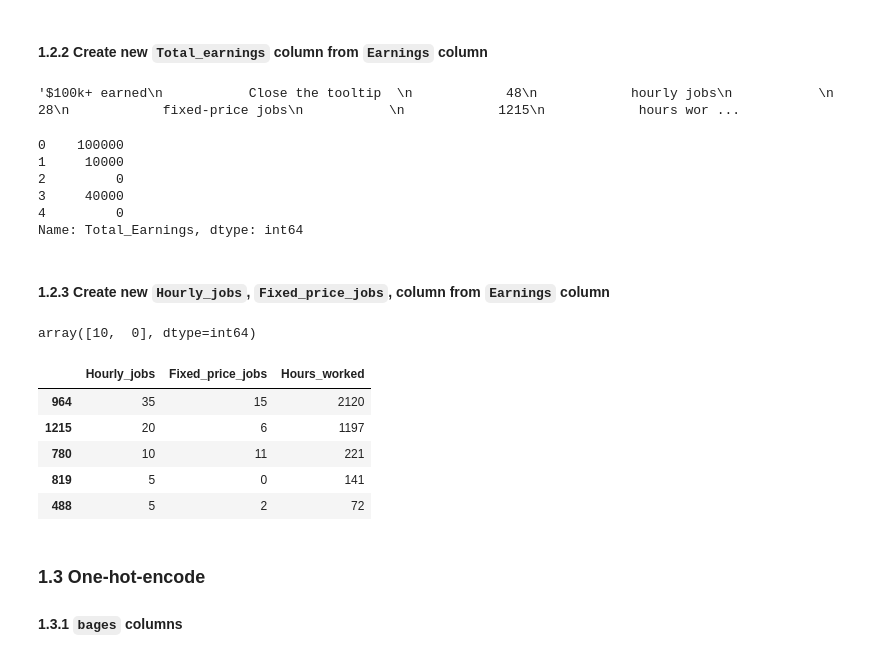
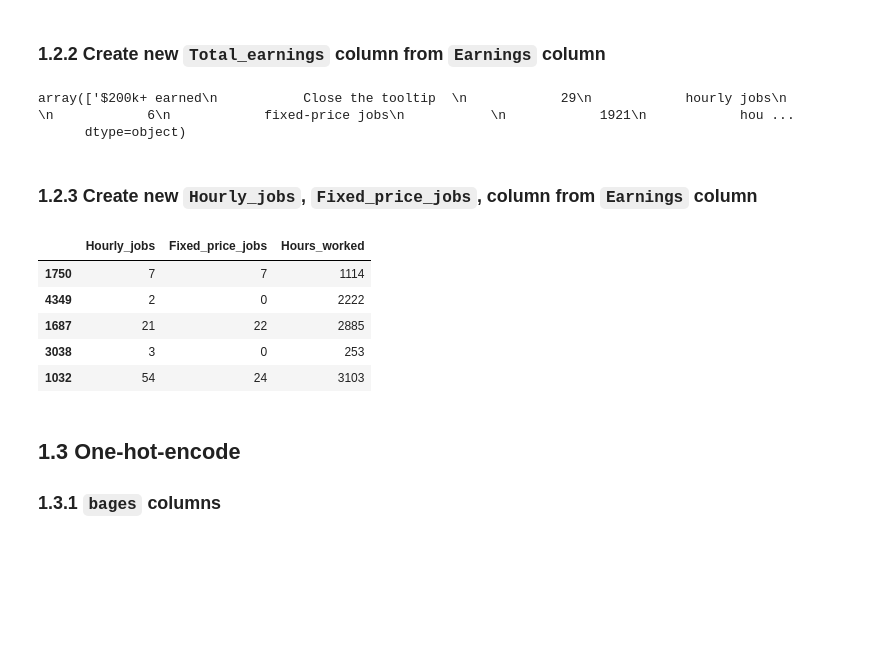
Before and after one commit to TK-Problem/Porfolio, a Jupyter notebook: Notebooks/DA_Upwork_Data_Science.ipynb, the cells around one changed output. Saved outputs shown, nothing was run; the diff lists cells and outputs as text; code cells hidden in the pictures; blank space fills up the shorter version.

```diff
--- a/Notebooks/DA_Upwork_Data_Science.ipynb
+++ b/Notebooks/DA_Upwork_Data_Science.ipynb
@@ -44,10 +55,12 @@ df.Rate.head()
 Name: Rate, dtype: float64
 # %% [markdown]
-#### 1.2.2 Create new `Total_earnings` column from `Earnings` column
+### 1.2.2 Create new `Total_earnings` column from `Earnings` column
 # %%
-df.Earnings.head()[0]
+# example of random value (to see how data is structured)/
+df.Earnings.sample(1).values
 # %% [output]
-'$100k+ earned\n           Close the tooltip  \n            48\n            hourly jobs\n           \n            28\n            fixed-price jobs\n           \n            1215\n            hours wor ...
+array(['$200k+ earned\n           Close the tooltip  \n            29\n            hourly jobs\n           \n            6\n            fixed-price jobs\n           \n            1921\n            hou ...
+      dtype=object)
 # %%
 # convert column to string
 df.Earnings = df.Earnings.astype(str)
@@ -55,39 +68,35 @@ df.Earnings = df.Earnings.astype(str)
 df['Total_Earnings'] = df.Earnings.apply(lambda x: x.split('\n')[0][1:-8] if 'earned' in x else '0')
 # multiply by 100 if k is present in string
 df.Total_Earnings = df.Total_Earnings.apply(lambda x: int(x[:-1])*1000 if 'k' in x else int(x))
-df.Total_Earnings.head()
-# %% [output]
-0    100000
-1     10000
-2         0
-3     40000
-4         0
-Name: Total_Earnings, dtype: int64
 # %% [markdown]
-#### 1.2.3 Create new `Hourly_jobs`, `Fixed_price_jobs`, column from `Earnings` column
+### 1.2.3 Create new `Hourly_jobs`, `Fixed_price_jobs`, column from `Earnings` column
-# %%
-# check if all length of row is the same for all cases
-df.Earnings.apply(lambda x: len(x.split('\n')) if 'fixed-price jobs' in x else 0).unique()
-# %% [output]
-array([10,  0], dtype=int64)
 # %%
-df['Hourly_jobs'] = df.Earnings.apply(lambda x: x.split('\n')[2].strip() if 'hourly jobs' in x else '0')
+# check if all length of row is the same for all cases, eihter len == x or empty len == 0
+df.Earnings.apply(lambda x: len(x.split('\n')) if 'fixed-price jobs' in x else 0).unique()
+
+# create new columns for storing data
+df['Hourly_jobs'] = df.Earnings.apply(lambda x: int(x.split('\n')[2].strip()) if 'hourly jobs' in x else 0)
 df['Fixed_price_jobs'] = df.Earnings.apply(lambda x: x.split('\n')[5].strip() if 'fixed-price jobs' in x else '0')
+df['Hours_worked'] = df.Earnings.apply(lambda x: int(x.split('\n')[-2].strip()) if 'hours worked' in x else 0)
+
 # convert strings, eg. 'No', to integer
-df.Hourly_jobs = df.Hourly_jobs.apply(lambda x: int(x) if x.isnumeric() else 0)
 df.Fixed_price_jobs = df.Fixed_price_jobs.apply(lambda x: int(x) if x.isnumeric() else 0)
 
-df['Hours_worked'] = df.Earnings.apply(lambda x: x.split('\n')[-2].strip() if 'hours worked' in x else 0)
+# remove earnings columns
+del df['Earnings']
+
+# check results
 df[['Hourly_jobs', 'Fixed_price_jobs', 'Hours_worked']].sample(5)
 # %% [output]
 |  | Hourly_jobs | Fixed_price_jobs | Hours_worked |
-| 964 | 35 | 15 | 2120 |
-| 1215 | 20 | 6 | 1197 |
-| 780 | 10 | 11 | 221 |
-| 819 | 5 | 0 | 141 |
-| 488 | 5 | 2 | 72 |
+| 1750 | 7 | 7 | 1114 |
+| 4349 | 2 | 0 | 2222 |
+| 1687 | 21 | 22 | 2885 |
+| 3038 | 3 | 0 | 253 |
+| 1032 | 54 | 24 | 3103 |
 # %% [markdown]
-### 1.3 One-hot-encode
+<a name='1.3'></a>
+## 1.3 One-hot-encode
 
-#### 1.3.1 `bages` columns
+### 1.3.1 `bages` columns
 # %%
```
Also changed, not shown: parts of 22 cells of this notebook, 1 other file.
